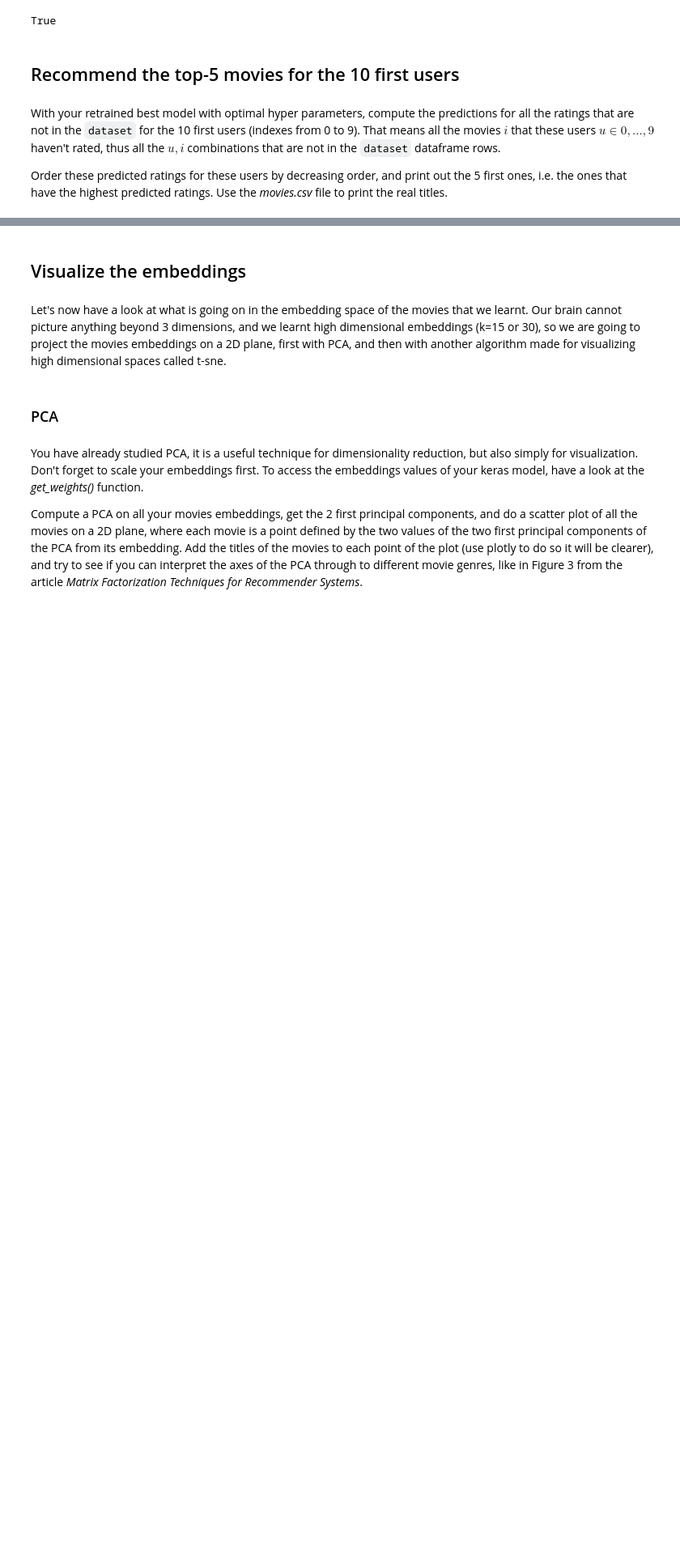
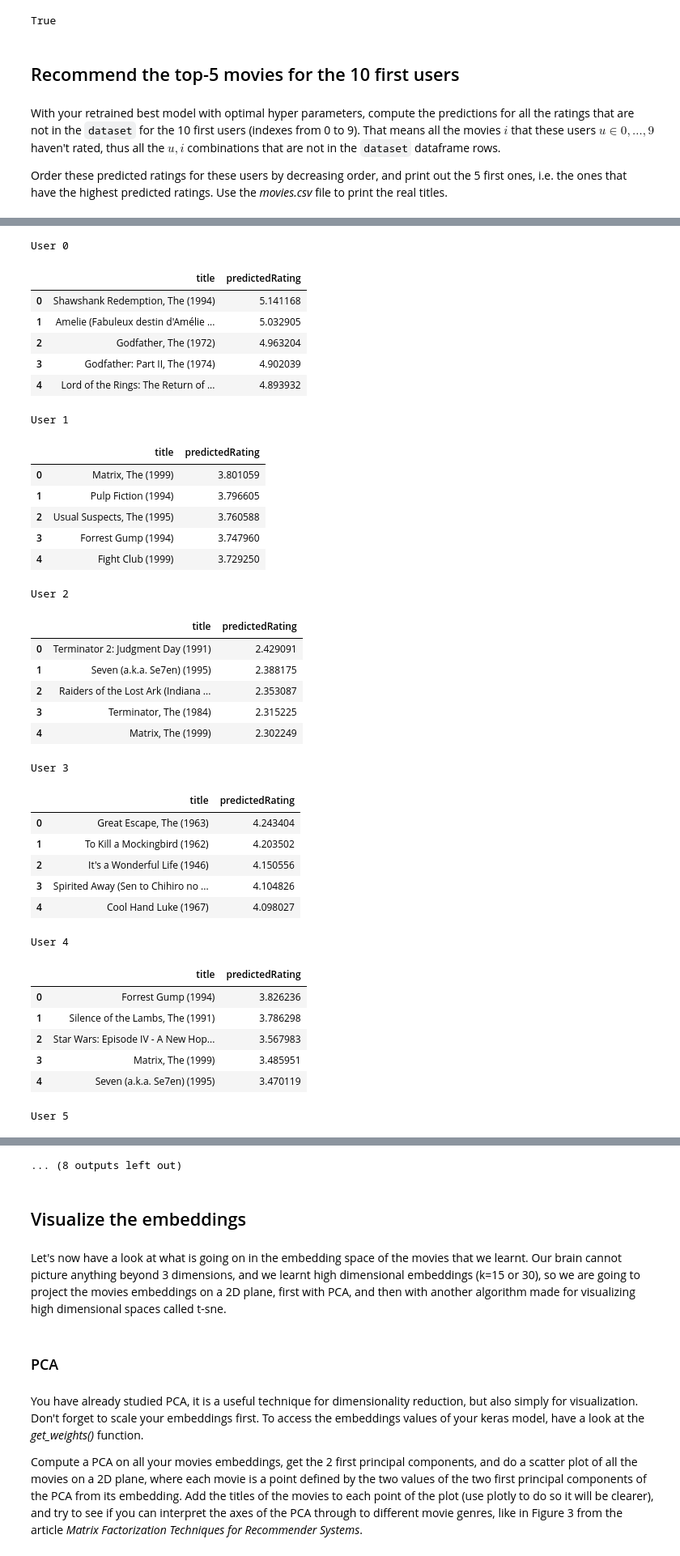
Before and after one commit to ThibaultLaunois/CampNum-12_ML4_Recommender_systems, a Jupyter notebook: Machine_Learning_4_Recommender_Systems.ipynb, the cells around one changed output, grey strips where cells are left out. Shown at 81% size. Drawn from its saved outputs; the diff is of its cells as text; code cells hidden in the pictures; blank space fills up the shorter version.

```diff
--- a/Machine_Learning_4_Recommender_Systems.ipynb
+++ b/Machine_Learning_4_Recommender_Systems.ipynb
@@ -521,8 +523,8 @@ def get_mf_bias_l2_reg_model(nb_users, nb_movies, k, lambda_):
     #User and movie bias
     b_i=Embedding(nb_movies, 1, embeddings_regularizer=l2_regularizer, name='b_i__movie_bias_embedding')(i)
     b_i=Reshape((1,), name="b_i__movie_bias_embedding_reshaped")(b_i)
-    b_u=Embedding(nb_movies, 1, embeddings_regularizer=l2_regularizer, name='b_i__user_bias_embedding')(u)
-    b_u=Reshape((1,), name="b_i__user_bias_embedding_reshaped")(b_u)
+    b_u=Embedding(nb_users, 1, embeddings_regularizer=l2_regularizer, name='b_u__user_bias_embedding')(u)
+    b_u=Reshape((1,), name="b_u__user_bias_embedding_reshaped")(b_u)
 
     r_hat=Add()([d,b_i,b_u])
 
@@ -666,11 +675,11 @@ def grid_search(data, param_grid, get_model_function, nb_users, nb_movies, valid
     X_train = [data["userId"].to_numpy(), data["movieId"].to_numpy()]
     y_train = data["rating"].to_numpy()
     best_score=None
-    count=0
+    count=1
     for i in param_grid['k']:
         for j in param_grid['lambda_']:
             print(f"Fitting model {count} with k={i} and lambda={j}:", end=" ")
-            start=time.time()
+            start=time.perf_counter()
             #define model
             model=get_model_function(nb_users, nb_movies,k=i, lambda_=j)
             #define early stopping
@@ -680,8 +689,8 @@ def grid_search(data, param_grid, get_model_function, nb_users, nb_movies, valid
 
             #compute rmse
             rmse=np.sqrt(history.history['val_mse'][early_stopping.best_epoch])
-            end=time.time()
-            print(f"{round(end-start,1)}s")
+            end=time.perf_counter()
+            print(f"{round(end-start,1)}s",f"RMSE: {round(rmse,3)}")
             count+=1
             #check if it's the best rmse
             if best_score==None or best_score>rmse:
@@ -805,20 +814,26 @@ def get_top5_for_user(model, user_id, dataset):
     dataset_user=dataset[dataset['userId']==user_id]
     movie_ids_rated=set(dataset_user['movieId'])
 
-    movie_to_predict=set(dataset['movieId'])-movie_ids_rated
+    movie_to_predict=list(set(dataset['movieId'])-movie_ids_rated)
     nb_predictions=len(movie_to_predict)
+
     #create all the pairs movieId + user ID
     X_predict=[
         np.full(nb_predictions, fill_value=user_id),
         np.array(movie_to_predict)
     ]
-    #predict
 
-    rating=model.fit(X_predict)
+    #predict and create dataframe with all the data
+    predictions=pd.DataFrame({
+        "movieId": movie_to_predict,
+        "predicted_ratings": model.predict(X_predict, verbose=0)[:,0]
+    })
+
     #sort
-    rating=np.sort(rating)
+    predictions=predictions.sort_values(by="predicted_ratings", ascending=False)
+
     #give the 5 best
-    five_best_movie_ids=0
-    five_best_ratings=
+    five_best_movie_ids=predictions.head(5)["movieId"].to_numpy()
+    five_best_ratings=predictions["predicted_ratings"].head(5).to_numpy()
 
     return five_best_movie_ids, five_best_ratings
@@ -830,0 +840,48 @@ numpy.ndarray
+# %%
+for user_id in range(10):
+    #print("-"*25)
+    print(f"\033[1mUser {user_id}\033[0m")
+    #predict
+    five_best_movie_ids, five_best_ratings=get_top5_for_user(best_model, user_id, dataset)
+    df=pd.DataFrame(zip(np.full(5, fill_value=user_id), five_best_movie_ids, five_best_ratings), columns=["userId", "movieId","predictedRating"])
+
+    #Show predictions
+    df = df.merge(df_movie[["title","newId"]], left_on="movieId", right_on="newId").drop(columns=["movieId","newId","userId"])
+    display(df[['title','predictedRating']])
+# %% [output]
+User 0
+|  | title | predictedRating |
+| 0 | Shawshank Redemption, The (1994) | 5.141168 |
+| 1 | Amelie (Fabuleux destin d'Amélie ... | 5.032905 |
+| 2 | Godfather, The (1972) | 4.963204 |
+| 3 | Godfather: Part II, The (1974) | 4.902039 |
+| 4 | Lord of the Rings: The Return of ... | 4.893932 |
+User 1
+|  | title | predictedRating |
+| 0 | Matrix, The (1999) | 3.801059 |
+| 1 | Pulp Fiction (1994) | 3.796605 |
+| 2 | Usual Suspects, The (1995) | 3.760588 |
+| 3 | Forrest Gump (1994) | 3.747960 |
+| 4 | Fight Club (1999) | 3.729250 |
+User 2
+|  | title | predictedRating |
+| 0 | Terminator 2: Judgment Day (1991) | 2.429091 |
+| 1 | Seven (a.k.a. Se7en) (1995) | 2.388175 |
+| 2 | Raiders of the Lost Ark (Indiana ... | 2.353087 |
+| 3 | Terminator, The (1984) | 2.315225 |
+| 4 | Matrix, The (1999) | 2.302249 |
+User 3
+|  | title | predictedRating |
+| 0 | Great Escape, The (1963) | 4.243404 |
+| 1 | To Kill a Mockingbird (1962) | 4.203502 |
+| 2 | It's a Wonderful Life (1946) | 4.150556 |
+| 3 | Spirited Away (Sen to Chihiro no ... | 4.104826 |
+| 4 | Cool Hand Luke (1967) | 4.098027 |
+User 4
+|  | title | predictedRating |
+| 0 | Forrest Gump (1994) | 3.826236 |
+| 1 | Silence of the Lambs, The (1991) | 3.786298 |
+| 2 | Star Wars: Episode IV - A New Hop... | 3.567983 |
+| 3 | Matrix, The (1999) | 3.485951 |
+| 4 | Seven (a.k.a. Se7en) (1995) | 3.470119 |
+User 5
@@ -830,0 +894 @@ numpy.ndarray
+... (8 outputs left out)
```
Also changed, not shown: parts of 37 cells of this notebook, 2 other files.
